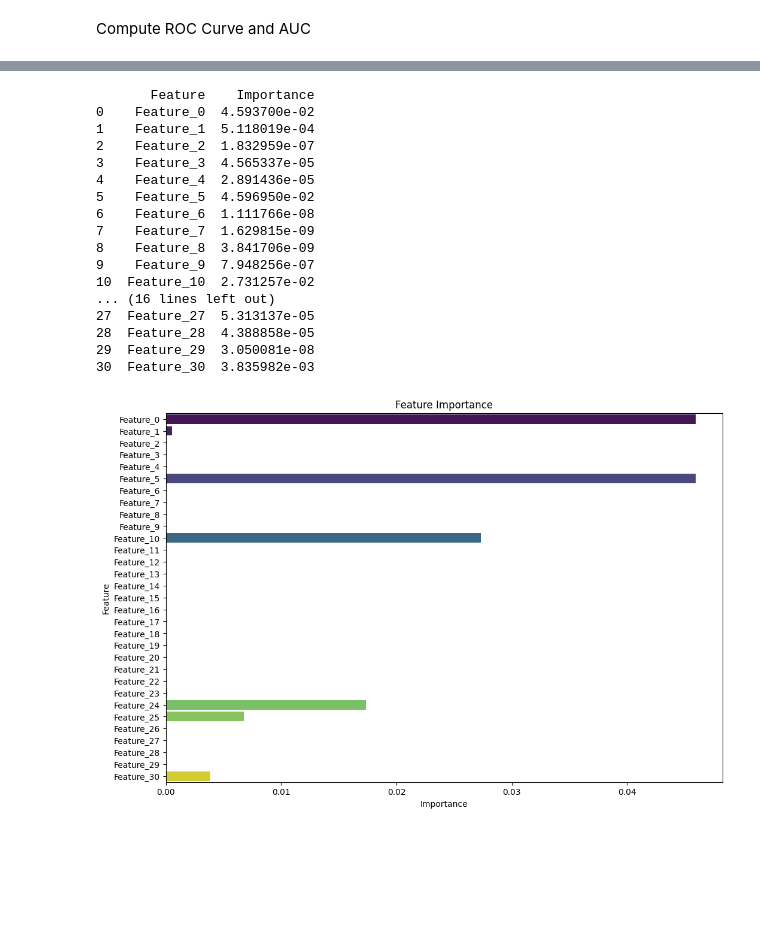
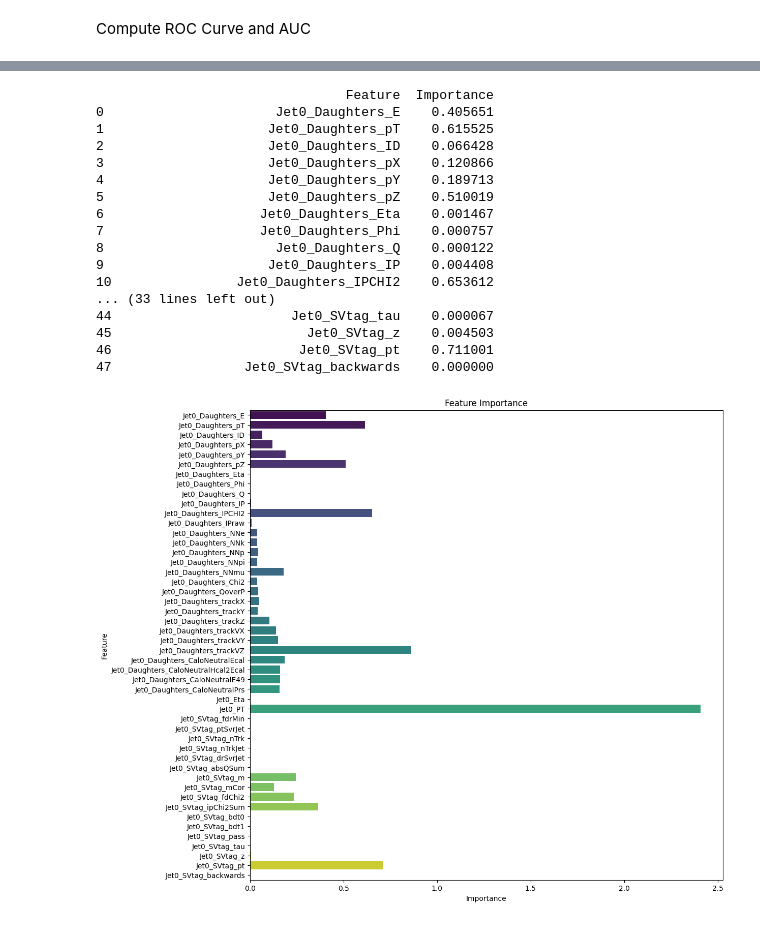
Before and after one commit to gpesticci/Jet-GNN, a Jupyter notebook: GNN.ipynb, the cells around one changed output, grey strips where cells are left out. Drawn from its saved outputs; the diff is of its cells as text; code cells hidden in the pictures; blank space fills up the shorter version.

```diff
--- a/GNN.ipynb
+++ b/GNN.ipynb
@@ -39,3 +121,6 @@ df = pd.concat([sig_isb_df, bkg_isb_df])
+# %%
+# Duplicate single features for each node
+df = prepare_features(combined_df, jet_cols, daughter_cols)
 # %%
 df
 # %% [output]
@@ -147,10 +140,10 @@ df
 # %%
-# Split data 80:20 w equal parts sig/bkg
-df_isb_1 = df[df['IsB'] == 1]
-df_isb_0 = df[df['IsB'] == 0]
+# Split data 80:20 w equal parts sig/bkg then shuffle (24000 sig, 6000 bkg)
+sig_df = df[df['IsB'] == 1]
+bkg_df = df[df['IsB'] == 0]
 
-train_df = pd.concat([df_isb_1.head(12000), df_isb_0.head(12000)]).sample(frac=1, random_state=42).reset_index(drop=True)
-test_df = pd.concat([df_isb_1.tail(3000), df_isb_0.tail(3000)]).sample(frac=1, random_state=42).reset_index(drop=True)
+train_df = pd.concat([sig_df.head(12000), bkg_df.head(12000)]).sample(frac=1, random_state=42).reset_index(drop=True)
+test_df = pd.concat([sig_df.tail(3000), bkg_df.tail(3000)]).sample(frac=1, random_state=42).reset_index(drop=True)
 # %%
 sum(train_df.IsB)
 # %% [output]
@@ -200,15 +193,14 @@ def node_features(df):
     features_list = []
 
     for _, row in df.iterrows():
-
-        max_nodes = max(len(row[col]) if isinstance(row[col], list) else 1 for col in feature_cols)
-        jet_nodes = [[] for _ in range(max_nodes)]
+        num_nodes = row['Jet0_nDaughters']
+        jet_nodes = [[] for _ in range(num_nodes)]
 
         for column in feature_cols:
             cell_value = row[column]
 
             if isinstance(cell_value, list):
-                for i in range(max_nodes):
+                for i in range(num_nodes):
                     jet_nodes[i].append(cell_value[i])
             else:
                 for node_features in jet_nodes:
@@ -226,7 +218,6 @@ def create_data_objects(df, features_array):
         x = torch.tensor(features, dtype=torch.float)
 
         num_nodes = x.size(0)
-        num_classes = 2 # binary classification
 
         # Fully connected edges
         G = nx.complete_graph(num_nodes)
@@ -234,7 +225,7 @@ def create_data_objects(df, features_array):
 
         y = torch.tensor([df['IsB'].iloc[idx]], dtype=torch.float)
 
-        data = Data(x=x, edge_index=edge_index, y=y, num_classes=num_classes, num_nodes=num_nodes)
+        data = Data(x=x, edge_index=edge_index, y=y, num_nodes=num_nodes)
         data_objects.append(data)
 
     return data_objects
@@ -465,66 +489,61 @@ Analyze strength of features
 # %%
-import seaborn as sns
-
-# Ensure model is in evaluation mode
+# Prepare model
 model.eval()
-
-# Prepare a sample batch for explanation
-data = next(iter(test_loader))  # Adjust if necessary
+data = next(iter(test_loader))
 x, edge_index, batch = data.x, data.edge_index, data.batch
 
+# Construct a graph
 G = nx.Graph()
 edges = list(zip(edge_index[0].numpy(), edge_index[1].numpy()))
 G.add_edges_from(edges)
 
-# Initialize placeholders for feature importance
-feature_importances = np.zeros(x.size(1))
+feature_importances = np.zeros(x.size(1)) #initialize with zeros for each feature
 
-# Compute importance for each feature
+# Calculate importance for each feature
 for feature_idx in range(x.size(1)):
-    # Perturb the feature by setting it to zero
     x_perturbed = x.clone()
     x_perturbed[:, feature_idx] = 0
 
     # Predict with original features
     with torch.no_grad():
         orig_pred = model(x, edge_index, batch)
         perturbed_pred = model(x_perturbed, edge_index, batch)
 
-    # Importance is computed as the difference in predictions
+    # Compute importance - difference in predictions
     importance = torch.mean(torch.abs(orig_pred - perturbed_pred)).item()
     feature_importances[feature_idx] = importance
 
 # Convert to DataFrame for visualization
 importance_df = pd.DataFrame({
-    'Feature': [f'Feature_{i}' for i in range(x.size(1))],
+    'Feature': feature_cols,
     'Importance': feature_importances})
 
 # Print feature importances
 print(importance_df)
 
 # Plot feature importances
-plt.figure(figsize=(12, 8))
+plt.figure(figsize=(12, 12))
 sns.barplot(x='Importance', y='Feature', data=importance_df, palette='viridis', hue='Feature', dodge=False)
 plt.title('Feature Importance')
 plt.xlabel('Importance')
 plt.ylabel('Feature')
 plt.show()
 # %% [output]
-       Feature    Importance
-0    Feature_0  4.593700e-02
-1    Feature_1  5.118019e-04
-2    Feature_2  1.832959e-07
-3    Feature_3  4.565337e-05
-4    Feature_4  2.891436e-05
-5    Feature_5  4.596950e-02
-6    Feature_6  1.111766e-08
-7    Feature_7  1.629815e-09
-8    Feature_8  3.841706e-09
-9    Feature_9  7.948256e-07
-10  Feature_10  2.731257e-02
-... (16 lines left out)
-27  Feature_27  5.313137e-05
-28  Feature_28  4.388858e-05
-29  Feature_29  3.050081e-08
-30  Feature_30  3.835982e-03
+                                Feature  Importance
+0                      Jet0_Daughters_E    0.405651
+1                     Jet0_Daughters_pT    0.615525
+2                     Jet0_Daughters_ID    0.066428
+3                     Jet0_Daughters_pX    0.120866
+4                     Jet0_Daughters_pY    0.189713
+5                     Jet0_Daughters_pZ    0.510019
+6                    Jet0_Daughters_Eta    0.001467
+7                    Jet0_Daughters_Phi    0.000757
+8                      Jet0_Daughters_Q    0.000122
+9                     Jet0_Daughters_IP    0.004408
+10                Jet0_Daughters_IPCHI2    0.653612
+... (33 lines left out)
+44                       Jet0_SVtag_tau    0.000067
+45                         Jet0_SVtag_z    0.004503
+46                        Jet0_SVtag_pt    0.711001
+47                 Jet0_SVtag_backwards    0.000000
-[figure, old version]
+[figure, new version]
```
Also changed, not shown: parts of 23 cells of this notebook, 1 other file.
